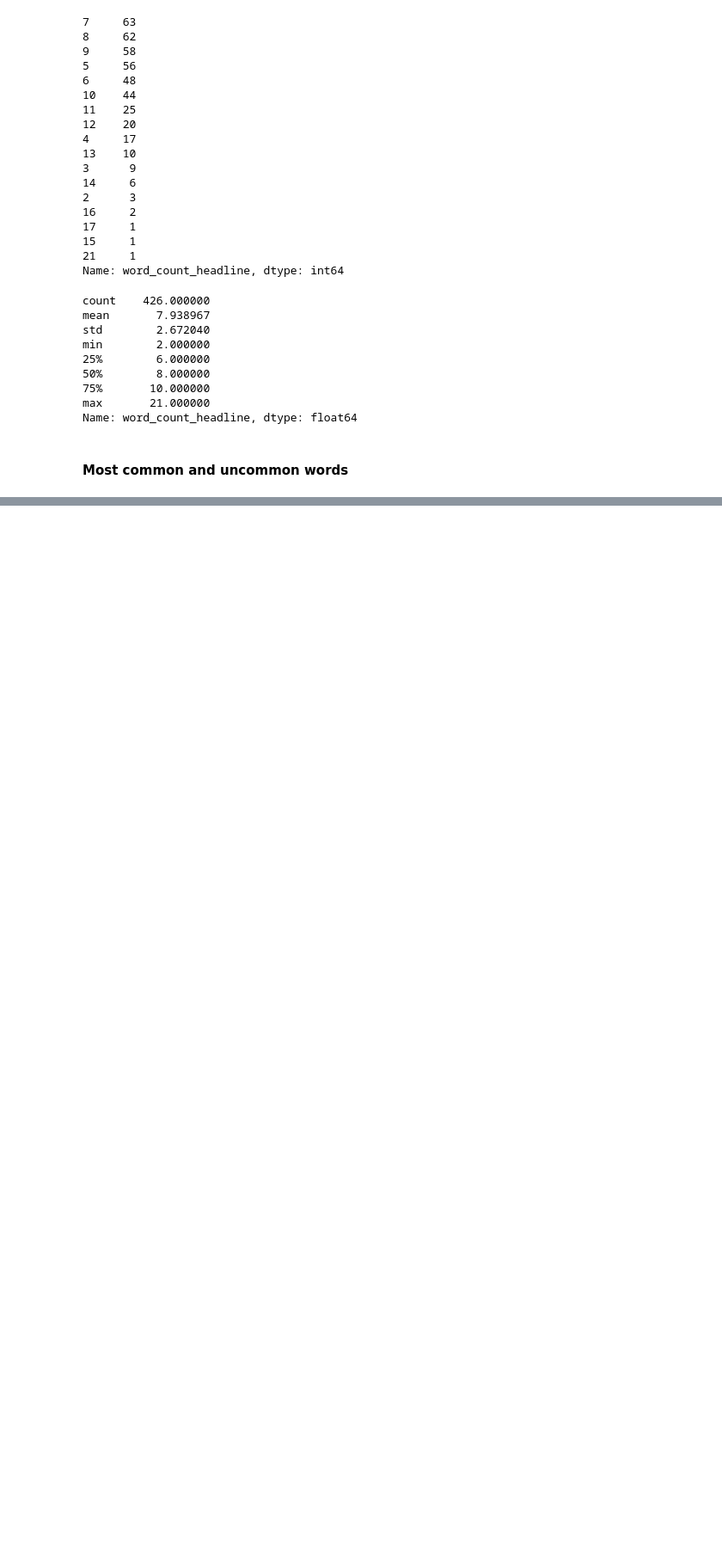
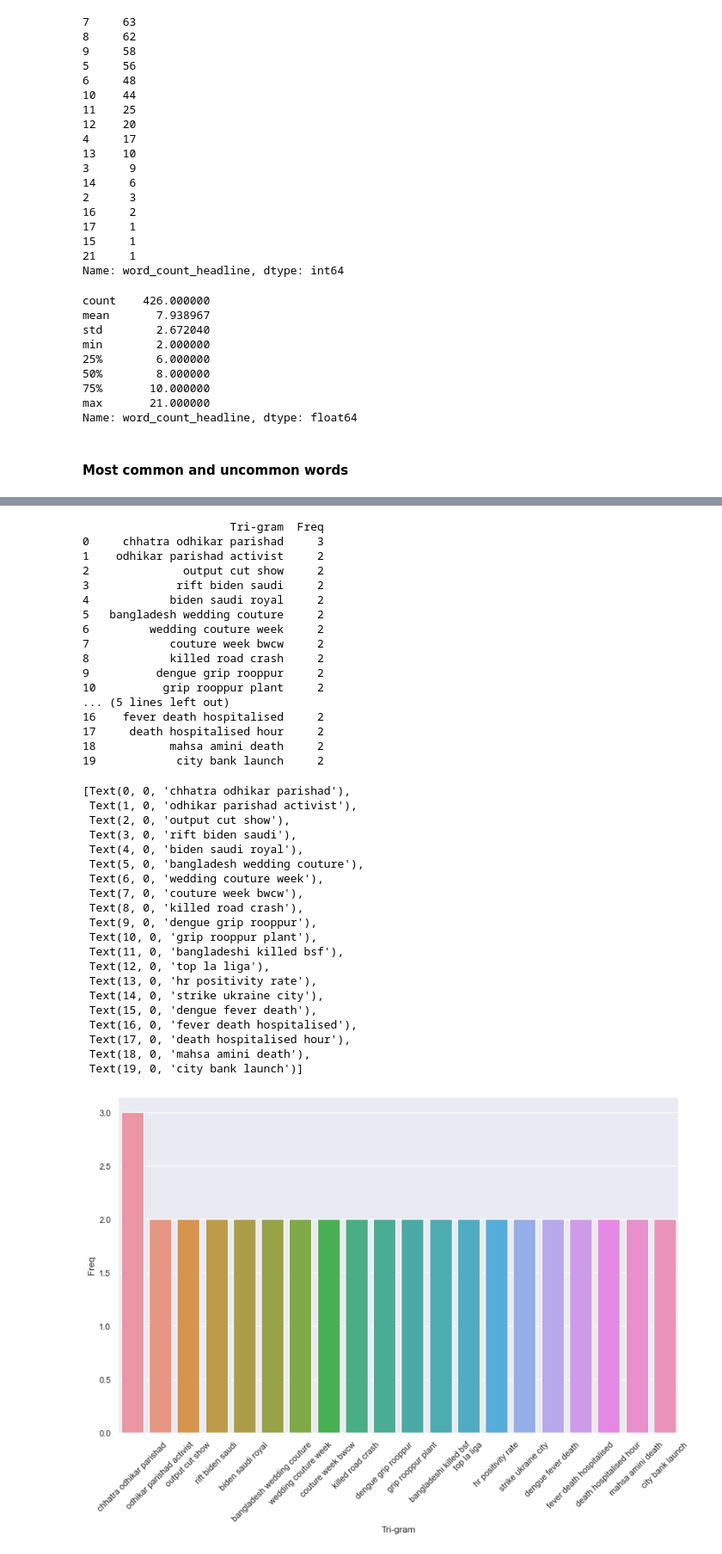
Before and after one commit to Salekeen/NewsByte, a Jupyter notebook: KPE/scratch_analysis.ipynb, the cells around one changed output, grey strips where cells are left out. Shown at 86% size. Cells and saved outputs as stored; diff of their text form; code cells hidden in the pictures; blank space fills up the shorter version.

```diff
--- a/KPE/scratch_analysis.ipynb
+++ b/KPE/scratch_analysis.ipynb
@@ -80,0 +346,62 @@ Name: word_count_headline, dtype: float64
+# %%
+#Most frequently occuring Tri-grams
+
+def get_top_n3_words(corpus, n=None):
+    vec1 = CountVectorizer(ngram_range=(3, 3),
+                           max_features=2000).fit(corpus)
+    bag_of_words = vec1.transform(corpus)
+    sum_words = bag_of_words.sum(axis=0)
+    words_freq = [(word, sum_words[0, idx]) for word, idx in
+                  vec1.vocabulary_.items()]
+    words_freq = sorted(words_freq, key=lambda x: x[1],
+                        reverse=True)
+    return words_freq[:n]
+
+
+top3_words = get_top_n3_words(corpus, n=20)
+top3_df = pd.DataFrame(top3_words)
+top3_df.columns = ["Tri-gram", "Freq"]
+print(top3_df)
+#Barplot of most freq Tri-grams
+sns.set(rc={'figure.figsize': (13, 8)})
+j = sns.barplot(x="Tri-gram", y="Freq", data=top3_df)
+j.set_xticklabels(j.get_xticklabels(), rotation=45)
+# %% [output]
+                      Tri-gram  Freq
+0     chhatra odhikar parishad     3
+1    odhikar parishad activist     2
+2              output cut show     2
+3             rift biden saudi     2
+4            biden saudi royal     2
+5   bangladesh wedding couture     2
+6         wedding couture week     2
+7            couture week bwcw     2
+8            killed road crash     2
+9          dengue grip rooppur     2
+10          grip rooppur plant     2
+... (5 lines left out)
+16    fever death hospitalised     2
+17     death hospitalised hour     2
+18           mahsa amini death     2
+19            city bank launch     2
+[Text(0, 0, 'chhatra odhikar parishad'),
+ Text(1, 0, 'odhikar parishad activist'),
+ Text(2, 0, 'output cut show'),
+ Text(3, 0, 'rift biden saudi'),
+ Text(4, 0, 'biden saudi royal'),
+ Text(5, 0, 'bangladesh wedding couture'),
+ Text(6, 0, 'wedding couture week'),
+ Text(7, 0, 'couture week bwcw'),
+ Text(8, 0, 'killed road crash'),
+ Text(9, 0, 'dengue grip rooppur'),
+ Text(10, 0, 'grip rooppur plant'),
+ Text(11, 0, 'bangladeshi killed bsf'),
+ Text(12, 0, 'top la liga'),
+ Text(13, 0, 'hr positivity rate'),
+ Text(14, 0, 'strike ukraine city'),
+ Text(15, 0, 'dengue fever death'),
+ Text(16, 0, 'fever death hospitalised'),
+ Text(17, 0, 'death hospitalised hour'),
+ Text(18, 0, 'mahsa amini death'),
+ Text(19, 0, 'city bank launch')]
+[figure, added]
```
Also changed, not shown: parts of 26 cells of this notebook, 1 other file.
